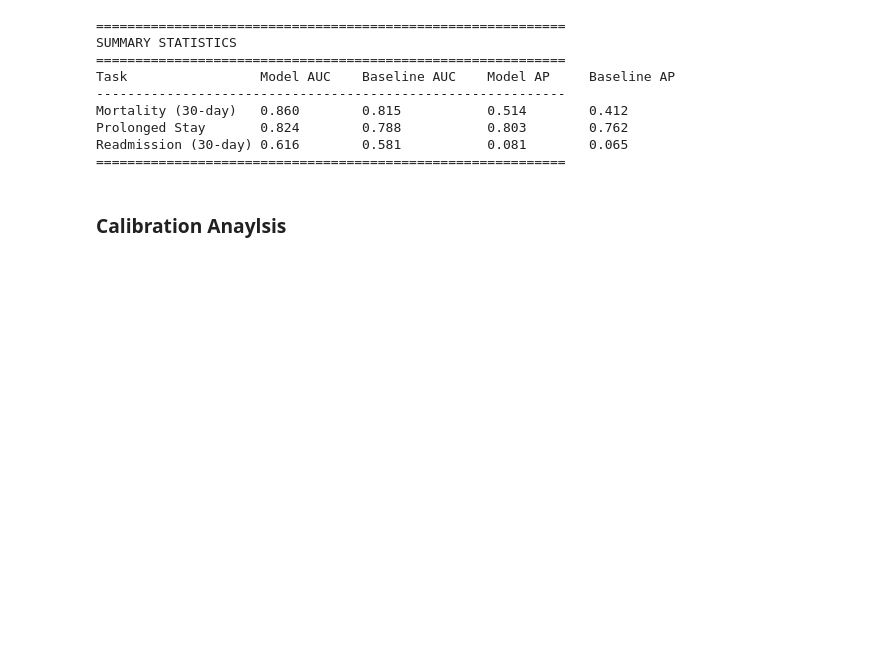
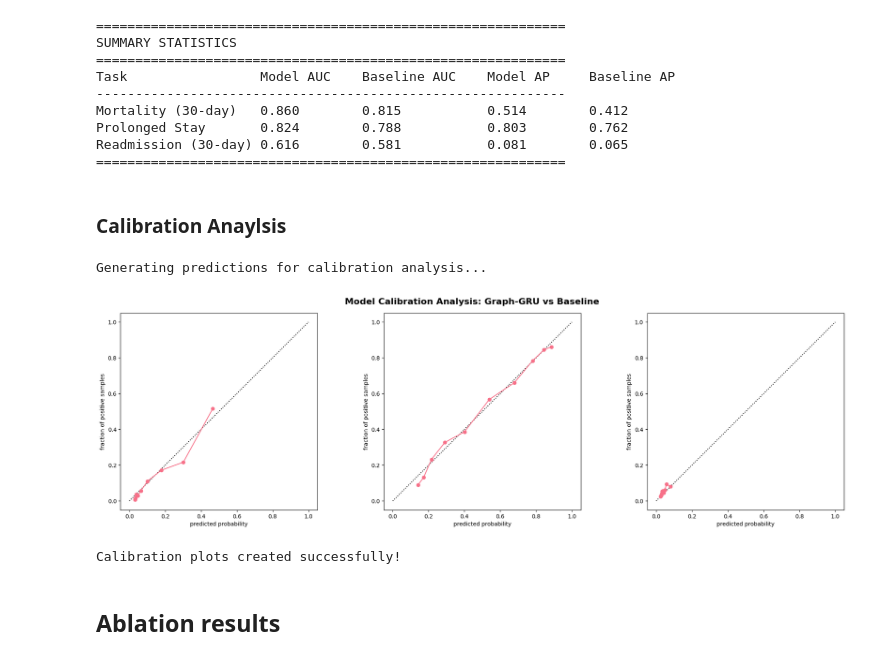
Before and after one commit to RonSheininTau/MLHC, a Jupyter notebook: Project_Evaluation.ipynb, the cells around one changed output. Drawn from its saved outputs; the diff is of its cells as text; code cells hidden in the pictures; blank space fills up the shorter version.

```diff
--- a/Project_Evaluation.ipynb
+++ b/Project_Evaluation.ipynb
@@ -76,7 +74,7 @@ import Model
 import imp
 imp.reload(Model)
 model = Model.GraphGRUMortalityModel(input_dim=data["padded_tensor_train"].shape[2], hidden_dim=hyperparameters['hidden_dim'],
-                                     n1_gat_layers=1, n2_gru_layers=1,
+                                     n1_gat_layers=hyperparameters['n1_gat_layers'], n2_gru_layers=hyperparameters['n2_gru_layers'],
                                      X_core=data["padded_tensor_core"], num_of_bios=data["bio_train"].shape[1],
                                      num_prescriptions=data["prescriptions_train"].shape[-1],
                                      bios_hidden_dim=hyperparameters['bios_hidden_dim'], pres_hidden_dim=hyperparameters['pres_hidden_dim'],
@@ -408,11 +297,12 @@ def plot_calibration_curve(y_true, y_prob, task_name, n_bins=10, ax=None):
 # %%
-def plot_calibration_curve(y_true, y_prob, n_bins=5, ax=None, hist=True, normalize=False):
-    prob_true, prob_pred = calibration_curve(y_true, y_prob, n_bins=n_bins, strategy='quantile')
+import matplotlib.pyplot as plt
+# from sklearn.metrics import calibration_curve
+
+
+def plot_calibration_curve(y_true, y_prob, n_bins=5, ax=None, hist=True, normalize=False, strategy='quantile'):
+    prob_true, prob_pred = calibration_curve(y_true, y_prob, n_bins=n_bins, strategy=strategy)
     if ax is None:
         ax = plt.gca()
-    if hist:
-        ax.hist(y_prob, weights=np.ones_like(y_prob) / len(y_prob), alpha=.4,
-               bins=np.maximum(10, n_bins))
     ax.plot([0, 1], [0, 1], ':', c='k')
     curve = ax.plot(prob_pred, prob_true, marker="o")
 
@@ -427,34 +317,38 @@ import numpy as np
 import matplotlib.pyplot as plt
 import seaborn as sns
 print("Generating predictions for calibration analysis...")
 
 # Get predictions from both models
 y_trues_model, y_preds_model = model.validate(dataloaders['test'], datasets['test'], return_predictions=True, calibrate=True)
 
 # Convert to numpy arrays
 task_names = ['Mortality (30-day)', 'Prolonged Stay', 'Readmission (30-day)']
 model_predictions = {}
 true_labels = {}
 
 for i, task_name in enumerate(task_names):
     model_predictions[task_name] = np.array(y_preds_model[i])
     true_labels[task_name] = np.array(y_trues_model[i])
 
-# Create comprehensive calibration plots
-print("Creating calibration plots...")
-
-# Set up the plotting style
 plt.style.use('default')
 sns.set_palette("husl")
 
 fig, axes = plt.subplots(1, 3, figsize=(20, 6))
 fig.suptitle('Model Calibration Analysis: Graph-GRU vs Baseline', fontsize=16, fontweight='bold')
 
 for i, task_name in enumerate(task_names):
     ax_model = axes[i]
+    strategy = 'quantile' if i == 2 else 'uniform'
     plot_calibration_curve(true_labels[task_name], model_predictions[task_name],
                           ax=ax_model, n_bins=10)
 plt.tight_layout()
+plt.savefig('calibration_plot.png')
 plt.show()
 
 print("Calibration plots created successfully!")
+# %% [output]
+Generating predictions for calibration analysis...
+[figure, added]
+Calibration plots created successfully!
+# %% [markdown]
+## Ablation results
```
Also changed, not shown: parts of 6 cells of this notebook, 5 other files.
